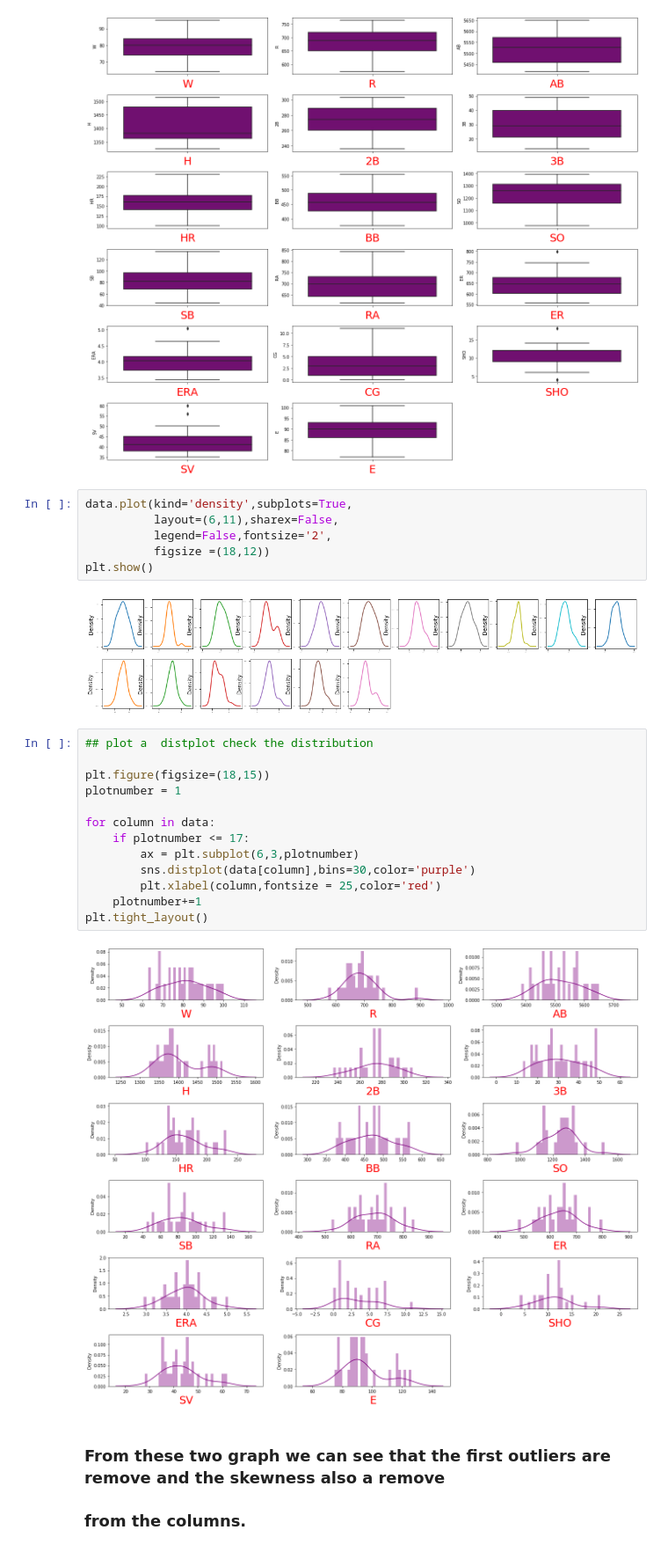
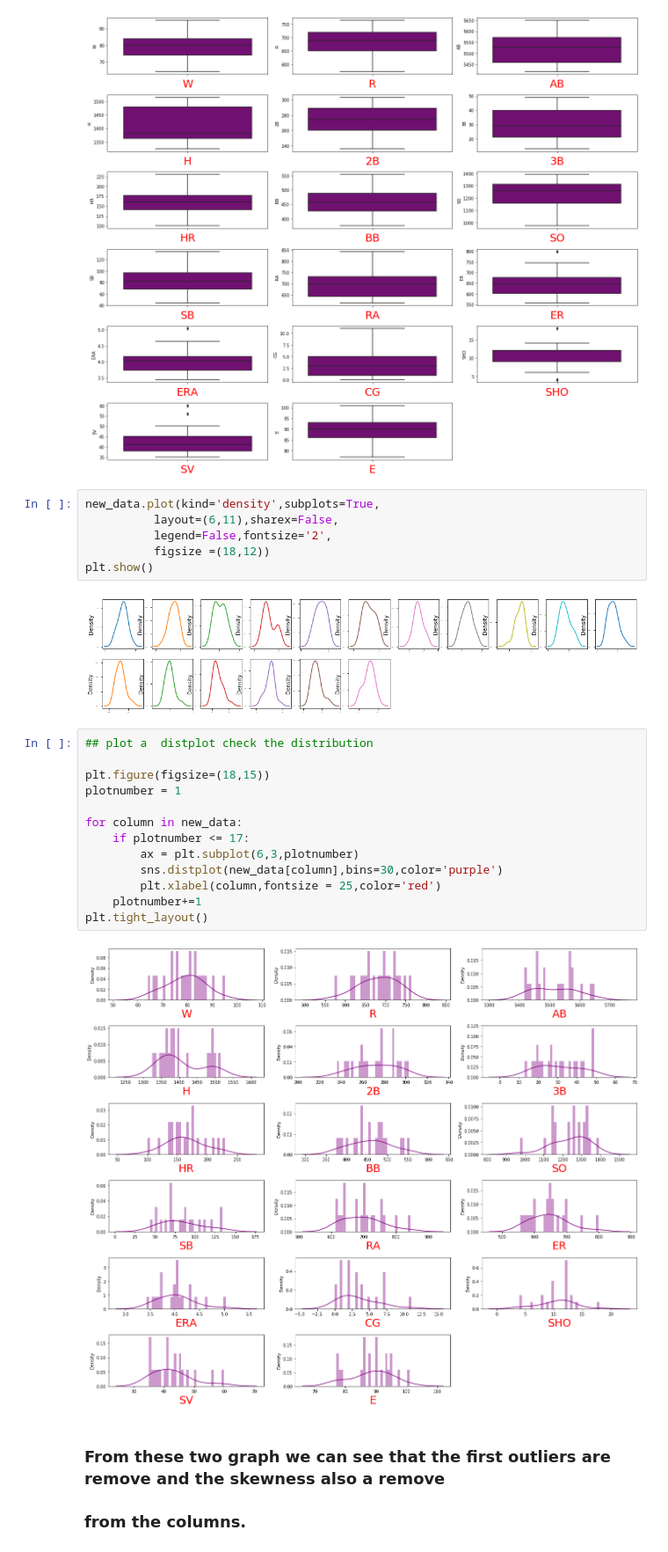
Before and after one commit to olivierla412/data_train_live_classes, a Jupyter notebook: Projects/Evaluation_Projects/Baseball_Case_Study_project_1/Baseball_project.ipynb, the cells around one changed output. Shown at 88% size. Saved outputs shown, nothing was run; the diff lists cells and outputs as text.

```diff
--- a/Projects/Evaluation_Projects/Baseball_Case_Study_project_1/Baseball_project.ipynb
+++ b/Projects/Evaluation_Projects/Baseball_Case_Study_project_1/Baseball_project.ipynb
@@ -341,28 +341,28 @@ plt.tight_layout()
 # %% [output]
 [figure]
 # %%
-data.plot(kind='density',subplots=True,
+new_data.plot(kind='density',subplots=True,
           layout=(6,11),sharex=False,
           legend=False,fontsize='2',
           figsize =(18,12))
 plt.show()
 # %% [output]
-[figure, old version]
+[figure, new version]
 # %%
 ## plot a  distplot check the distribution
 
 plt.figure(figsize=(18,15))
 plotnumber = 1
 
-for column in data:
+for column in new_data:
     if plotnumber <= 17:
         ax = plt.subplot(6,3,plotnumber)
-        sns.distplot(data[column],bins=30,color='purple')
+        sns.distplot(new_data[column],bins=30,color='purple')
         plt.xlabel(column,fontsize = 25,color='red')
     plotnumber+=1
 plt.tight_layout()
 # %% [output]
-[figure, old version]
+[figure, new version]
 # %% [markdown]
 ### From these two graph we can see that the first outliers are remove and the skewness also a remove
 ### from the columns.
```
Also changed, not shown: parts of 59 cells of this notebook, 1 other file.
